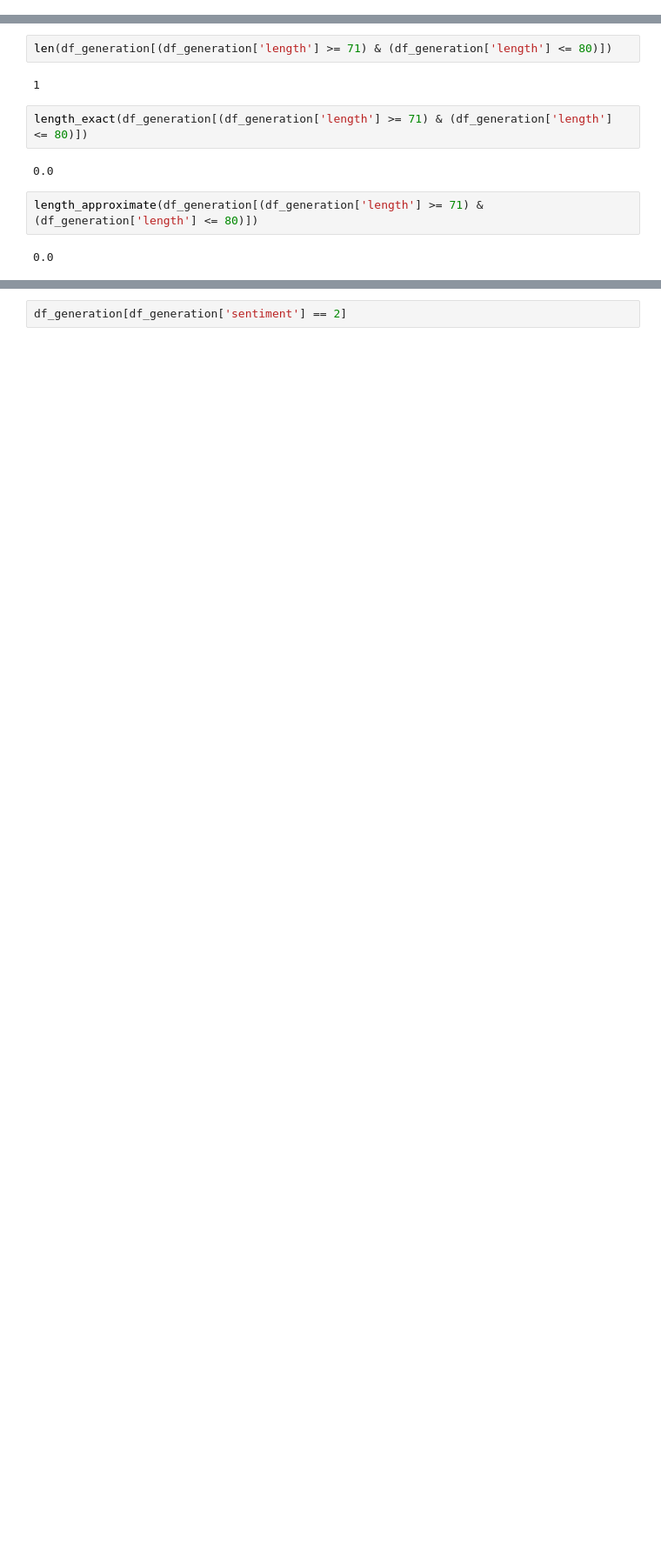
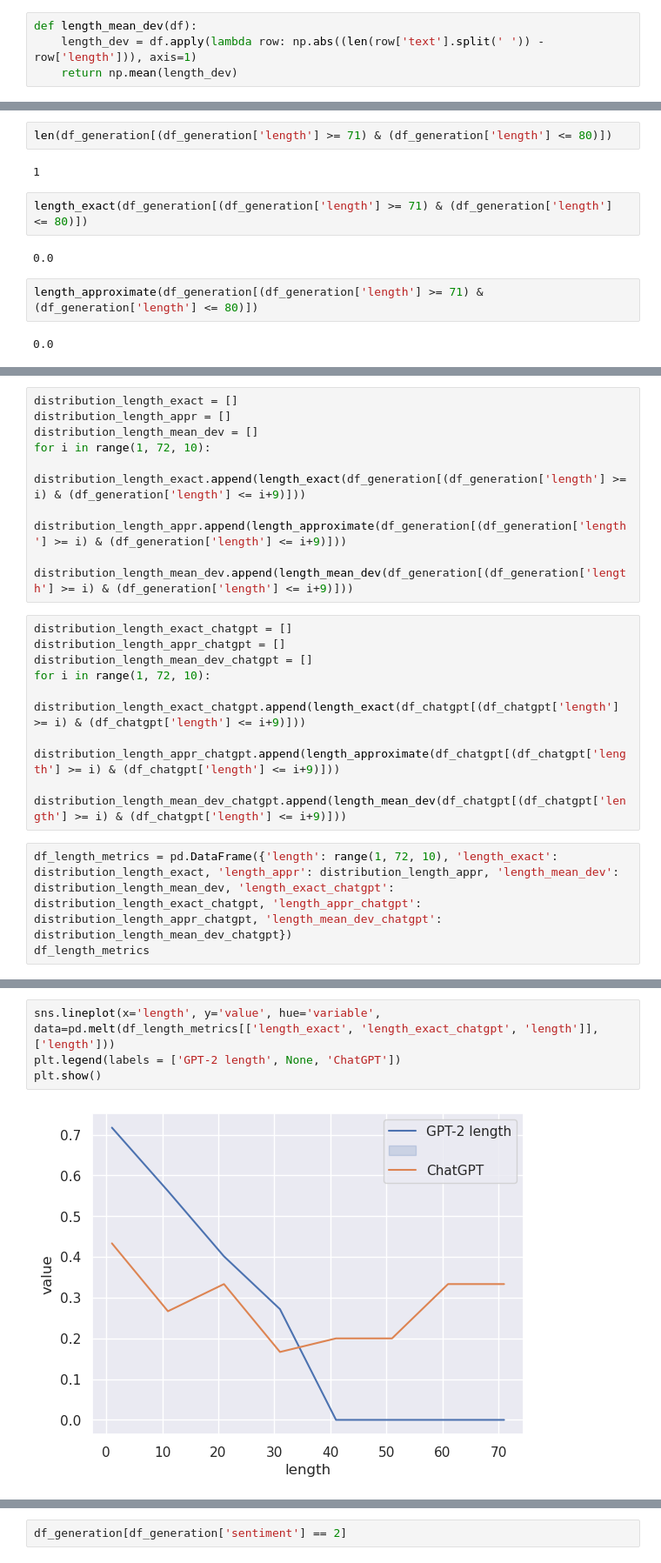
Before and after one commit to SandraKonopatska/controllable-text-generation, a Jupyter notebook: Metrics.ipynb, the cells around one changed output, grey strips where cells are left out. Shown at 87% size. Cells and saved outputs as stored; diff of their text form; blank space fills up the shorter version.

Commit message:
Metrics udpated

```diff
--- a/Metrics.ipynb
+++ b/Metrics.ipynb
@@ -197,6 +226,10 @@ def length_exact(df):
 def length_approximate(df):
     expected_length_indexes = df.apply(lambda row: ((len(row['text'].split(' ')) <= row['length'] + 3) & (len(row['text'].split(' ')) >= row['length'] - 3)), axis=1)
     return sum(expected_length_indexes)/len(df)
+# %%
+def length_mean_dev(df):
+    length_dev = df.apply(lambda row: np.abs((len(row['text'].split(' ')) - row['length'])), axis=1)
+    return np.mean(length_dev)
 # %%
 def pos_exact(df):
     expected_pos_indexes = df.apply(lambda row: (row['pos'] == row['pos_check']), axis=1)
@@ -331,0 +385,19 @@ length_approximate(df_generation[(df_generation['length'] >= 71) & (df_generatio
+# %%
+distribution_length_exact = []
+distribution_length_appr = []
+distribution_length_mean_dev = []
+for i in range(1, 72, 10):
+    distribution_length_exact.append(length_exact(df_generation[(df_generation['length'] >= i) & (df_generation['length'] <= i+9)]))
+    distribution_length_appr.append(length_approximate(df_generation[(df_generation['length'] >= i) & (df_generation['length'] <= i+9)]))
+    distribution_length_mean_dev.append(length_mean_dev(df_generation[(df_generation['length'] >= i) & (df_generation['length'] <= i+9)]))
+# %%
+distribution_length_exact_chatgpt = []
+distribution_length_appr_chatgpt = []
+distribution_length_mean_dev_chatgpt = []
+for i in range(1, 72, 10):
+    distribution_length_exact_chatgpt.append(length_exact(df_chatgpt[(df_chatgpt['length'] >= i) & (df_chatgpt['length'] <= i+9)]))
+    distribution_length_appr_chatgpt.append(length_approximate(df_chatgpt[(df_chatgpt['length'] >= i) & (df_chatgpt['length'] <= i+9)]))
+    distribution_length_mean_dev_chatgpt.append(length_mean_dev(df_chatgpt[(df_chatgpt['length'] >= i) & (df_chatgpt['length'] <= i+9)]))
+# %%
+df_length_metrics = pd.DataFrame({'length': range(1, 72, 10), 'length_exact': distribution_length_exact, 'length_appr': distribution_length_appr, 'length_mean_dev': distribution_length_mean_dev, 'length_exact_chatgpt': distribution_length_exact_chatgpt, 'length_appr_chatgpt': distribution_length_appr_chatgpt, 'length_mean_dev_chatgpt': distribution_length_mean_dev_chatgpt})
+df_length_metrics
@@ -331,0 +414,6 @@ length_approximate(df_generation[(df_generation['length'] >= 71) & (df_generatio
+# %%
+sns.lineplot(x='length', y='value', hue='variable', data=pd.melt(df_length_metrics[['length_exact', 'length_exact_chatgpt', 'length']], ['length']))
+plt.legend(labels = ['GPT-2 length', None, 'ChatGPT'])
+plt.show()
+# %% [output]
+[figure, added]
```
Also changed, not shown: parts of 45 cells of this notebook.
